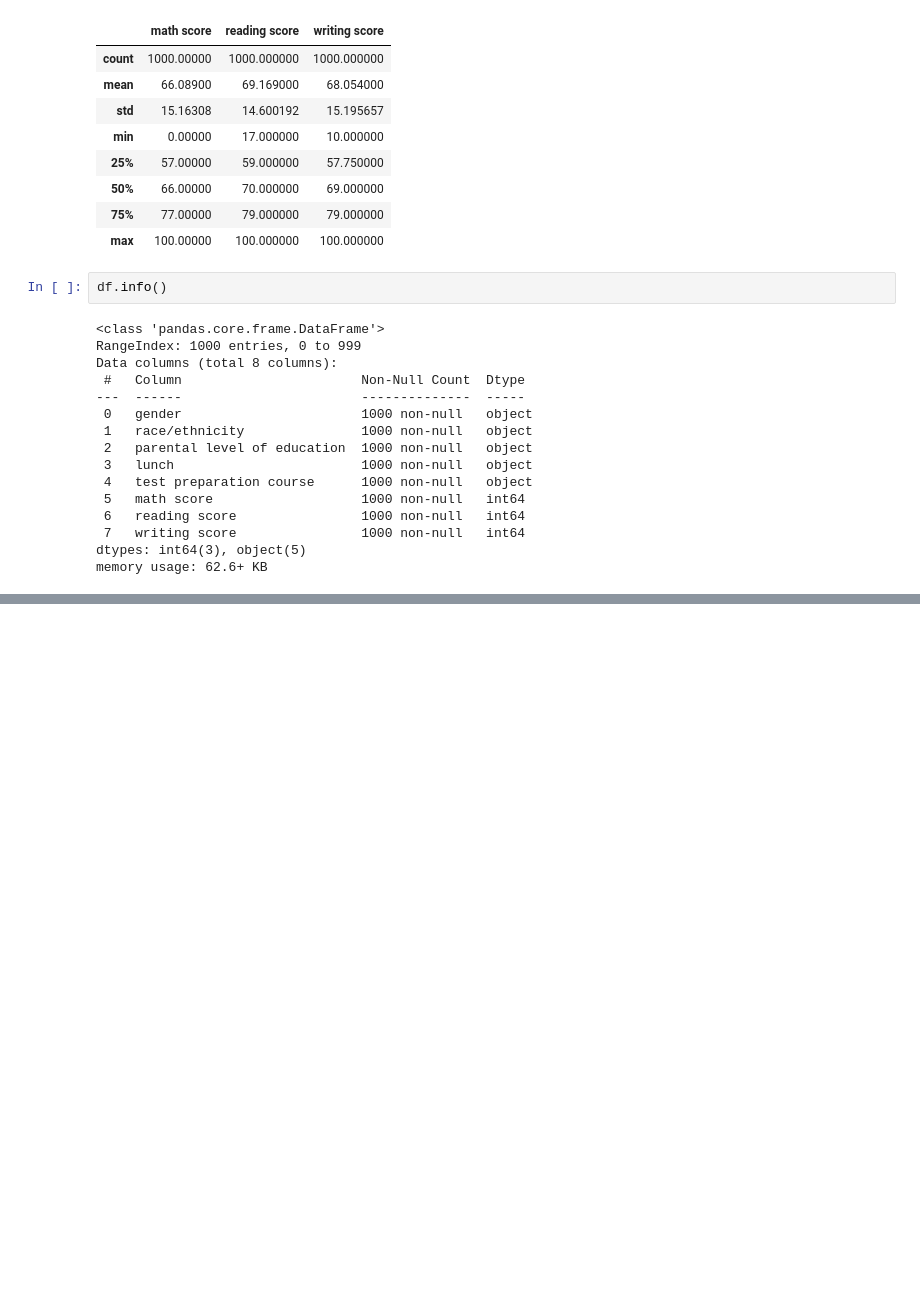
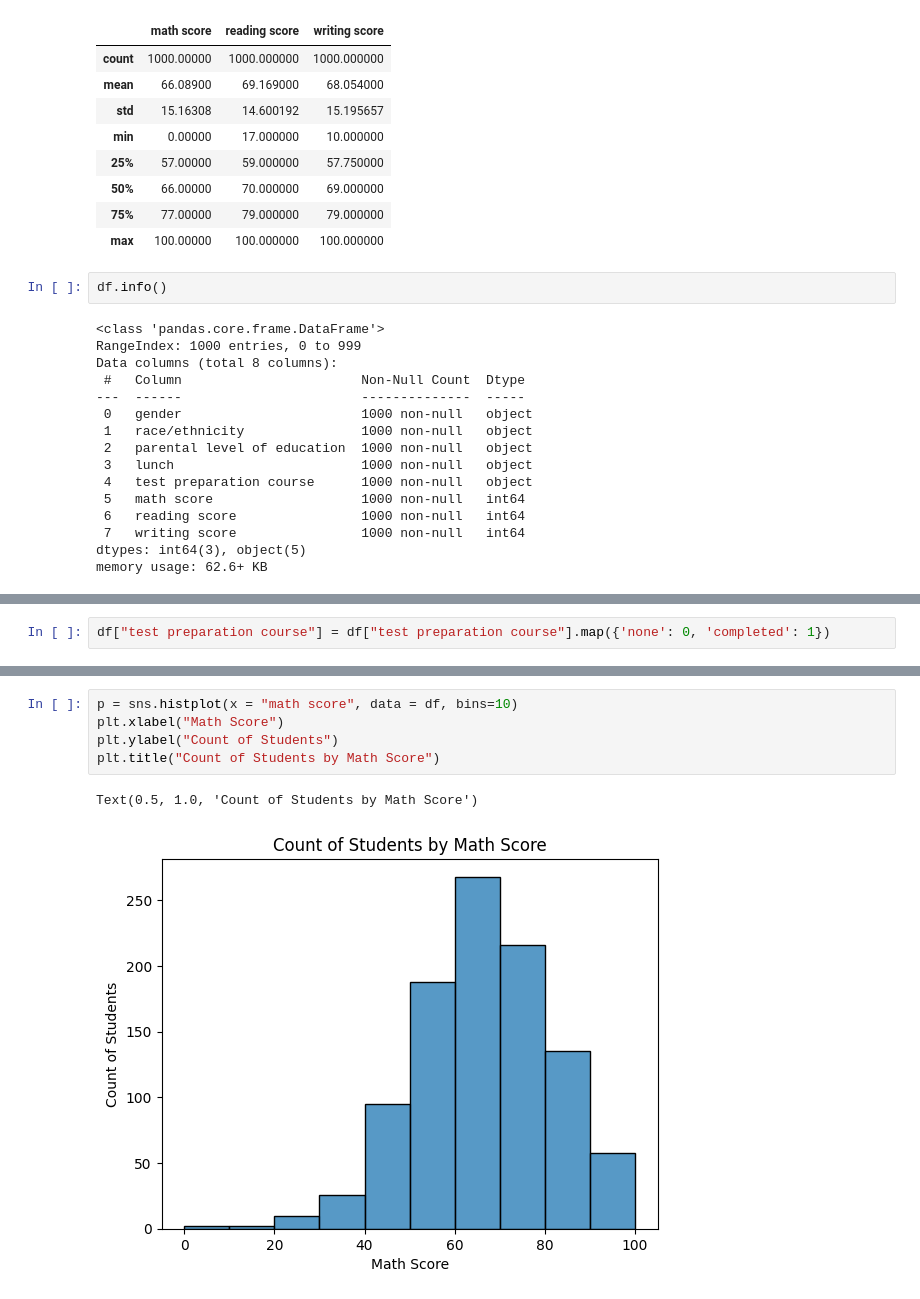
Before and after one commit to Scorpowl/Students-Performance-in-Exams, a Jupyter notebook: main.ipynb, the cells around one changed output, grey strips where cells are left out. Saved outputs shown, nothing was run; the diff lists cells and outputs as text; blank space fills up the shorter version.

```diff
--- a/main.ipynb
+++ b/main.ipynb
@@ -62,0 +75,2 @@ memory usage: 62.6+ KB
+# %%
+df["test preparation course"] = df["test preparation course"].map({'none': 0, 'completed': 1})
@@ -62,0 +97,8 @@ memory usage: 62.6+ KB
+# %%
+p = sns.histplot(x = "math score", data = df, bins=10)
+plt.xlabel("Math Score")
+plt.ylabel("Count of Students")
+plt.title("Count of Students by Math Score")
+# %% [output]
+Text(0.5, 1.0, 'Count of Students by Math Score')
+[figure, added]
```
Also changed, not shown: parts of 2 cells of this notebook.
